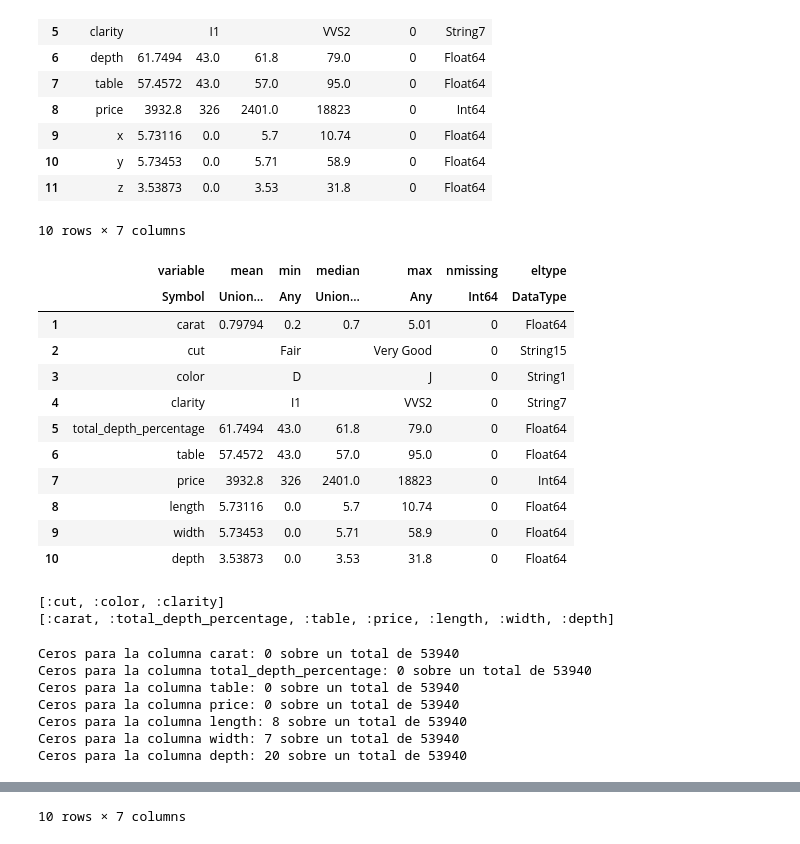
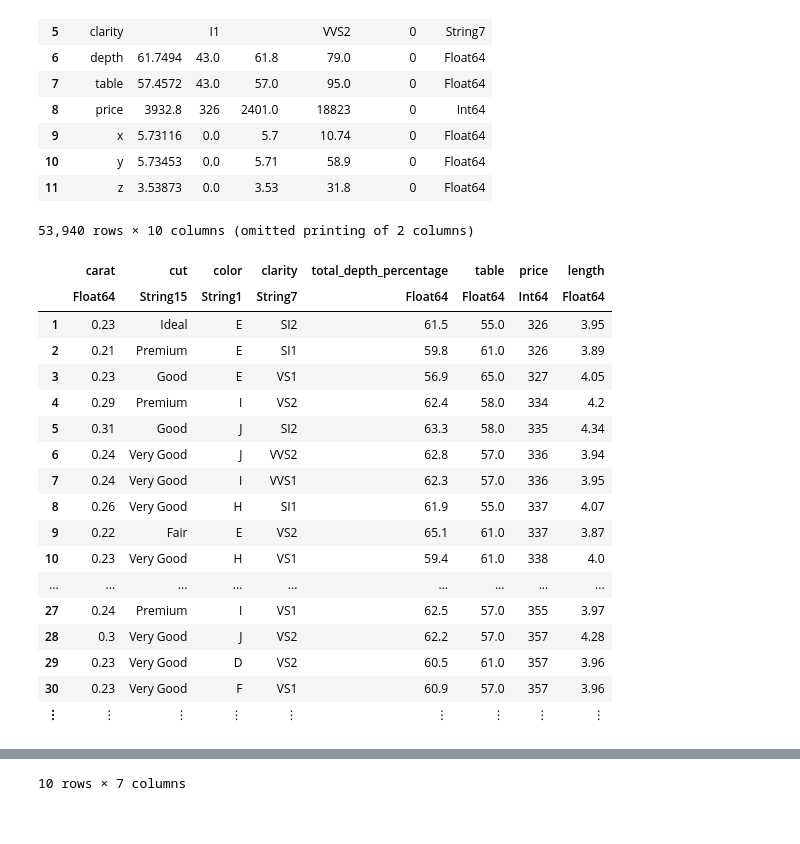
Before and after one commit to bautista225/diamonds-classification, a Jupyter notebook: ml_group_practice.ipynb, the cells around one changed output, grey strips where cells are left out. Cells and saved outputs as stored; diff of their text form; code cells hidden in the pictures.

```diff
--- a/ml_group_practice.ipynb
+++ b/ml_group_practice.ipynb
@@ -82,42 +84,28 @@ describe(df)
 | 10 | y | 5.73453 | 0.0 | 5.71 | 58.9 | 0 | Float64 |
 | 11 | z | 3.53873 | 0.0 | 3.53 | 31.8 | 0 | Float64 |
 # %%
+# As Column1 has the same indices as dataframe indices, we delete Column1.
 df_filtered = df[!,names(df)[names(df) .!= "Column1"]]
+
+# Rename of some columns in order to give more information about what contains each feature.
 rename!(df_filtered, Dict(:depth => :total_depth_percentage, :x => :length, :y => :width, :z => :depth))
-describe(df_filtered)
 # %% [output]
-10 rows × 7 columns
+53,940 rows × 10 columns (omitted printing of 2 columns)
-|  | variable | mean | min | median | max | nmissing | eltype |
-|  | Symbol | Union… | Any | Union… | Any | Int64 | DataType |
-| 1 | carat | 0.79794 | 0.2 | 0.7 | 5.01 | 0 | Float64 |
-| 2 | cut |  | Fair |  | Very Good | 0 | String15 |
-| 3 | color |  | D |  | J | 0 | String1 |
-| 4 | clarity |  | I1 |  | VVS2 | 0 | String7 |
-| 5 | total_depth_percentage | 61.7494 | 43.0 | 61.8 | 79.0 | 0 | Float64 |
-| 6 | table | 57.4572 | 43.0 | 57.0 | 95.0 | 0 | Float64 |
-| 7 | price | 3932.8 | 326 | 2401.0 | 18823 | 0 | Int64 |
-| 8 | length | 5.73116 | 0.0 | 5.7 | 10.74 | 0 | Float64 |
-| 9 | width | 5.73453 | 0.0 | 5.71 | 58.9 | 0 | Float64 |
-| 10 | depth | 3.53873 | 0.0 | 3.53 | 31.8 | 0 | Float64 |
+|  | carat | cut | color | clarity | total_depth_percentage | table | price | length |
+|  | Float64 | String15 | String1 | String7 | Float64 | Float64 | Int64 | Float64 |
+| 1 | 0.23 | Ideal | E | SI2 | 61.5 | 55.0 | 326 | 3.95 |
+| 2 | 0.21 | Premium | E | SI1 | 59.8 | 61.0 | 326 | 3.89 |
+| 3 | 0.23 | Good | E | VS1 | 56.9 | 65.0 | 327 | 4.05 |
+| 4 | 0.29 | Premium | I | VS2 | 62.4 | 58.0 | 334 | 4.2 |
+| 5 | 0.31 | Good | J | SI2 | 63.3 | 58.0 | 335 | 4.34 |
+| 6 | 0.24 | Very Good | J | VVS2 | 62.8 | 57.0 | 336 | 3.94 |
+| 7 | 0.24 | Very Good | I | VVS1 | 62.3 | 57.0 | 336 | 3.95 |
+| 8 | 0.26 | Very Good | H | SI1 | 61.9 | 55.0 | 337 | 4.07 |
+| 9 | 0.22 | Fair | E | VS2 | 65.1 | 61.0 | 337 | 3.87 |
+| 10 | 0.23 | Very Good | H | VS1 | 59.4 | 61.0 | 338 | 4.0 |
+| ... | ... | ... | ... | ... | ... | ... | ... | ... |
+| 27 | 0.24 | Premium | I | VS1 | 62.5 | 57.0 | 355 | 3.97 |
+| 28 | 0.3 | Very Good | J | VS2 | 62.2 | 57.0 | 357 | 4.28 |
+| 29 | 0.23 | Very Good | D | VS2 | 60.5 | 61.0 | 357 | 3.96 |
+| 30 | 0.23 | Very Good | F | VS1 | 60.9 | 57.0 | 357 | 3.96 |
+| ⋮ | ⋮ | ⋮ | ⋮ | ⋮ | ⋮ | ⋮ | ⋮ | ⋮ |
-# %%
-categorical_columns = propertynames(df_filtered)[eltype.(eachcol(df_filtered)) .<: AbstractString]
-numerical_columns = propertynames(df_filtered)[propertynames(df_filtered) .∉ Ref(categorical_columns)]
-
-println(categorical_columns)
-println(numerical_columns)
-# %% [output]
-[:cut, :color, :clarity]
-[:carat, :total_depth_percentage, :table, :price, :length, :width, :depth]
-# %%
-for column in numerical_columns
-    column_data = df_filtered[!, column]
-    println("Ceros para la columna $(column): $(length(column_data[column_data .== 0])) sobre un total de $(length(column_data))")
-end
-# %% [output]
-Ceros para la columna carat: 0 sobre un total de 53940
-Ceros para la columna total_depth_percentage: 0 sobre un total de 53940
-Ceros para la columna table: 0 sobre un total de 53940
-Ceros para la columna price: 0 sobre un total de 53940
-Ceros para la columna length: 8 sobre un total de 53940
-Ceros para la columna width: 7 sobre un total de 53940
-Ceros para la columna depth: 20 sobre un total de 53940
```
Also changed, not shown: parts of 34 cells of this notebook, 1 other file.
